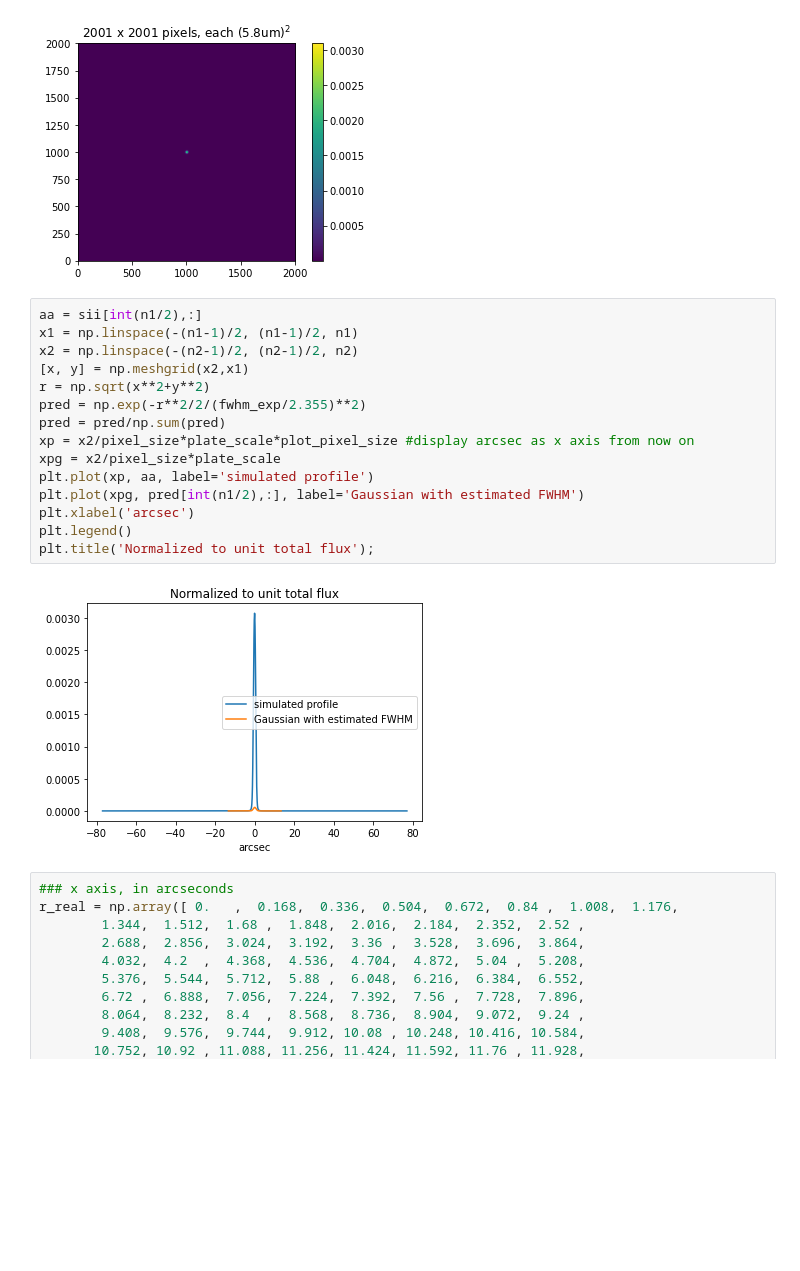
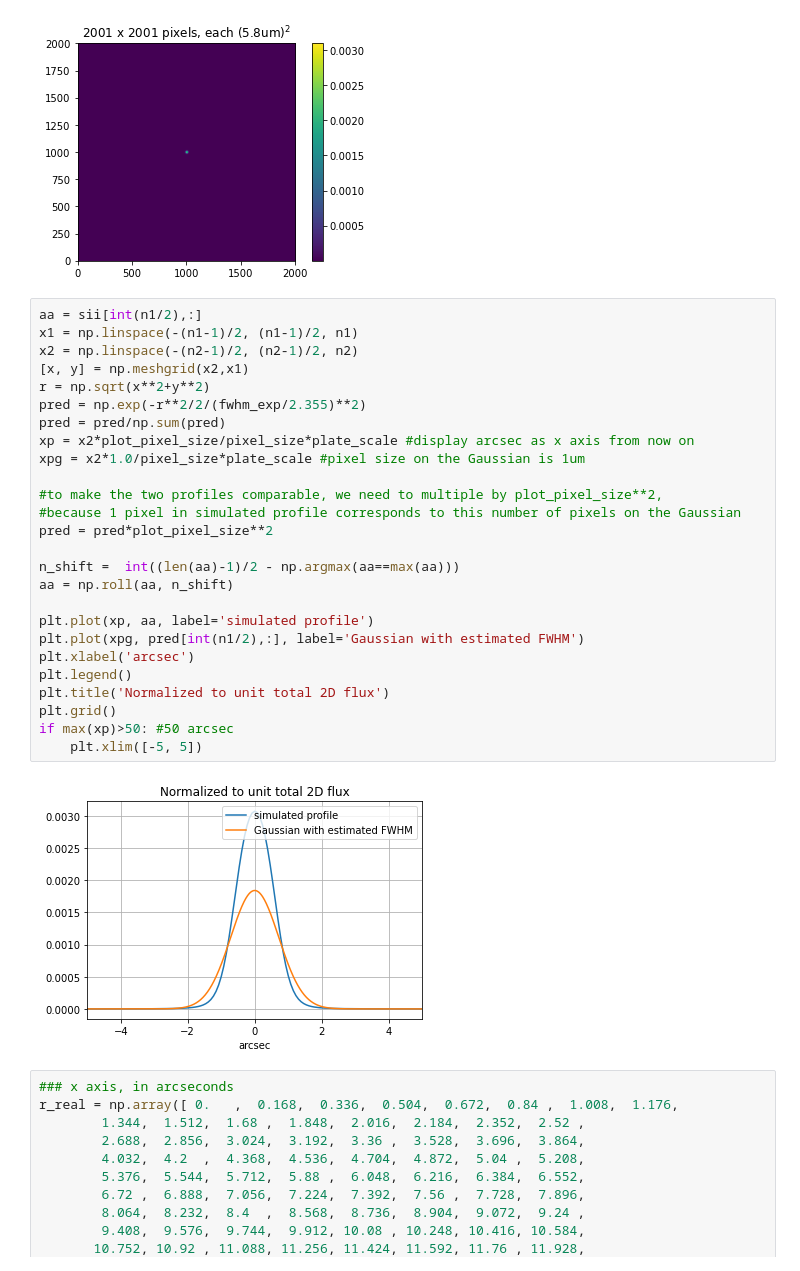
Before and after one commit to bxin/saturation_limit, a Jupyter notebook: subaru_profile.ipynb, the cells around one changed output. Cells and saved outputs as stored; diff of their text form; blank space fills up the shorter version.

```diff
--- a/subaru_profile.ipynb
+++ b/subaru_profile.ipynb
@@ -43,20 +40,31 @@ plt.title('%d x %d pixels, each (%.1fum)$^2$'%(n1,n2,plot_pixel_size));
 # %%
 aa = sii[int(n1/2),:]
 x1 = np.linspace(-(n1-1)/2, (n1-1)/2, n1)
 x2 = np.linspace(-(n2-1)/2, (n2-1)/2, n2)
 [x, y] = np.meshgrid(x2,x1)
 r = np.sqrt(x**2+y**2)
 pred = np.exp(-r**2/2/(fwhm_exp/2.355)**2)
 pred = pred/np.sum(pred)
-xp = x2/pixel_size*plate_scale*plot_pixel_size #display arcsec as x axis from now on
-xpg = x2/pixel_size*plate_scale
+xp = x2*plot_pixel_size/pixel_size*plate_scale #display arcsec as x axis from now on
+xpg = x2*1.0/pixel_size*plate_scale #pixel size on the Gaussian is 1um
+
+#to make the two profiles comparable, we need to multiple by plot_pixel_size**2,
+#because 1 pixel in simulated profile corresponds to this number of pixels on the Gaussian
+pred = pred*plot_pixel_size**2
+
+n_shift =  int((len(aa)-1)/2 - np.argmax(aa==max(aa)))
+aa = np.roll(aa, n_shift)
+
 plt.plot(xp, aa, label='simulated profile')
 plt.plot(xpg, pred[int(n1/2),:], label='Gaussian with estimated FWHM')
 plt.xlabel('arcsec')
 plt.legend()
-plt.title('Normalized to unit total flux');
+plt.title('Normalized to unit total 2D flux')
+plt.grid()
+if max(xp)>50: #50 arcsec
+    plt.xlim([-5, 5])
 # %% [output]
-[figure, old version]
+[figure, new version]
 # %%
 ### x axis, in arcseconds
 r_real = np.array([ 0.   ,  0.168,  0.336,  0.504,  0.672,  0.84 ,  1.008,  1.176,
```
Also changed, not shown: parts of 6 cells of this notebook.
